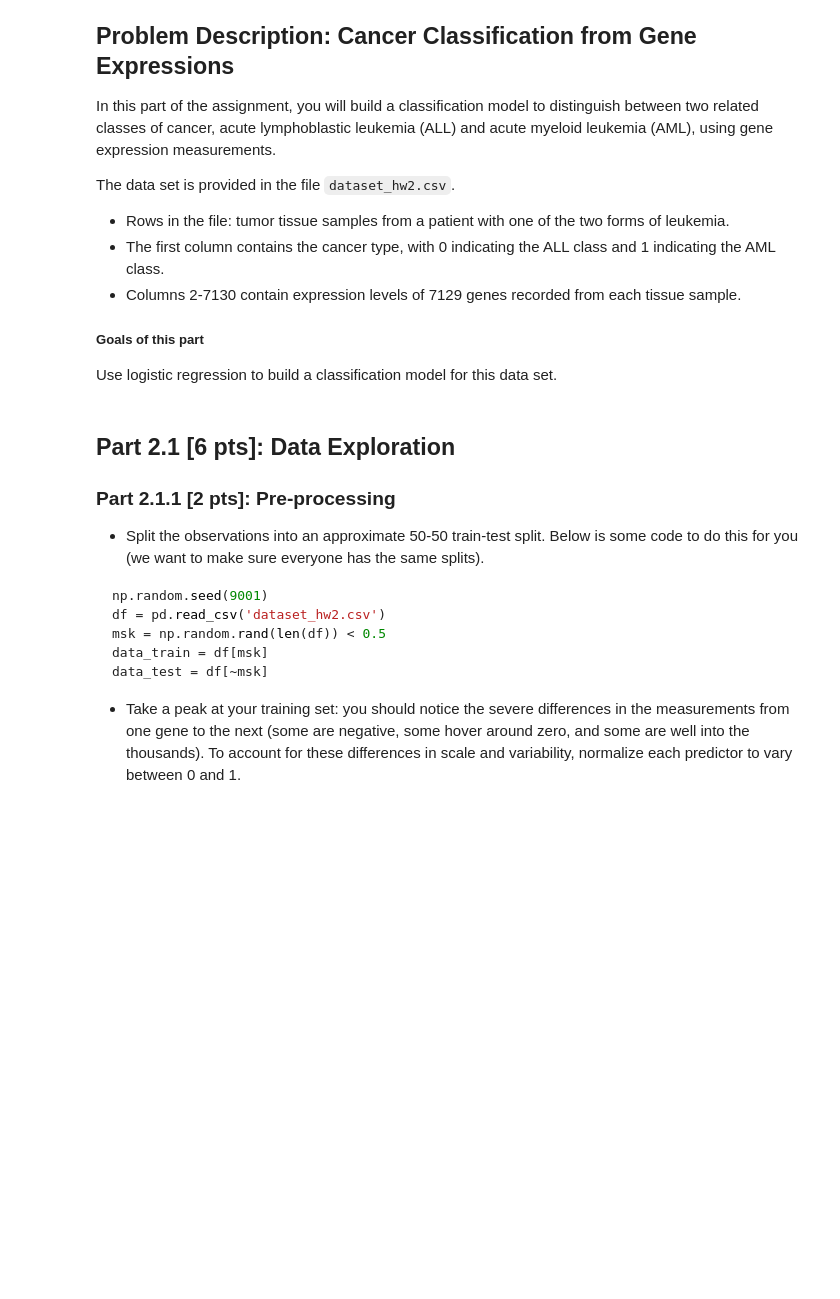
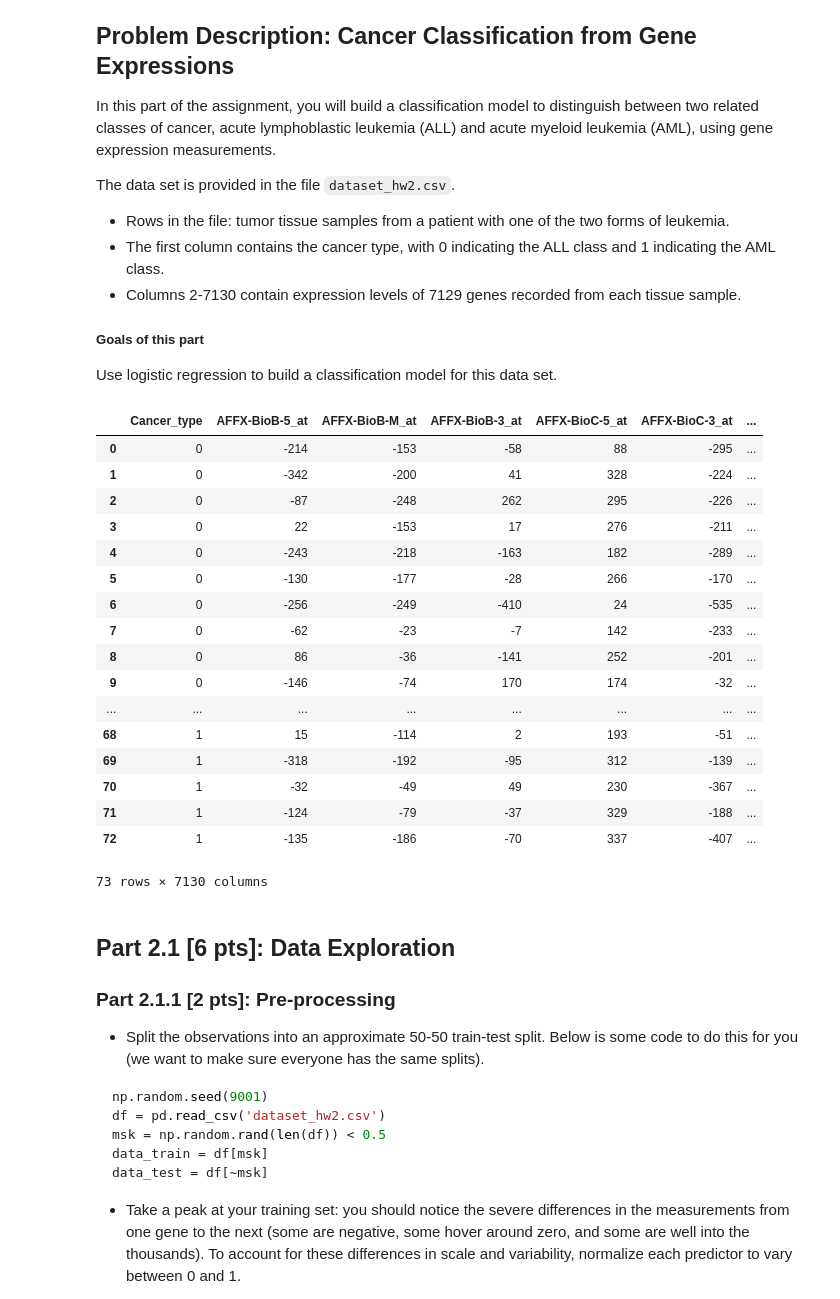
Before and after one commit to zhangxy328/2019Summer, a Jupyter notebook: Alfie/HW2/hw2-Copy1.ipynb, the cells around one changed output. Drawn from its saved outputs; the diff is of its cells as text; code cells hidden in the pictures; blank space fills up the shorter version.

```diff
--- a/Alfie/HW2/hw2-Copy1.ipynb
+++ b/Alfie/HW2/hw2-Copy1.ipynb
@@ -381,6 +385,28 @@ The data set is provided in the file `dataset_hw2.csv`.
 
 ##### Goals of this part
 Use logistic regression to build a classification model for this data set.
+# %%
+dfcancer = pd.read_csv("dataset_hw2.csv")
+dfcancer
+# %% [output]
+|  | Cancer_type | AFFX-BioB-5_at | AFFX-BioB-M_at | AFFX-BioB-3_at | AFFX-BioC-5_at | AFFX-BioC-3_at | ... |
+| 0 | 0 | -214 | -153 | -58 | 88 | -295 | ... |
+| 1 | 0 | -342 | -200 | 41 | 328 | -224 | ... |
+| 2 | 0 | -87 | -248 | 262 | 295 | -226 | ... |
+| 3 | 0 | 22 | -153 | 17 | 276 | -211 | ... |
+| 4 | 0 | -243 | -218 | -163 | 182 | -289 | ... |
+| 5 | 0 | -130 | -177 | -28 | 266 | -170 | ... |
+| 6 | 0 | -256 | -249 | -410 | 24 | -535 | ... |
+| 7 | 0 | -62 | -23 | -7 | 142 | -233 | ... |
+| 8 | 0 | 86 | -36 | -141 | 252 | -201 | ... |
+| 9 | 0 | -146 | -74 | 170 | 174 | -32 | ... |
+| ... | ... | ... | ... | ... | ... | ... | ... |
+| 68 | 1 | 15 | -114 | 2 | 193 | -51 | ... |
+| 69 | 1 | -318 | -192 | -95 | 312 | -139 | ... |
+| 70 | 1 | -32 | -49 | 49 | 230 | -367 | ... |
+| 71 | 1 | -124 | -79 | -37 | 329 | -188 | ... |
+| 72 | 1 | -135 | -186 | -70 | 337 | -407 | ... |
+73 rows × 7130 columns
 # %% [markdown]
 ## Part 2.1 [6 pts]: Data Exploration
 
```
Also changed, not shown: parts of 10 cells of this notebook, 16 other files.
